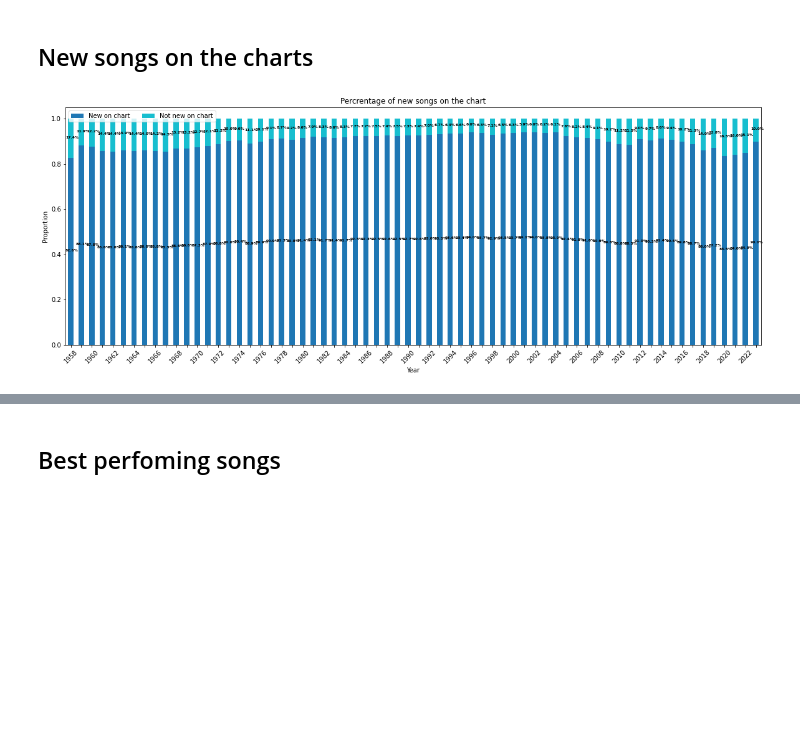
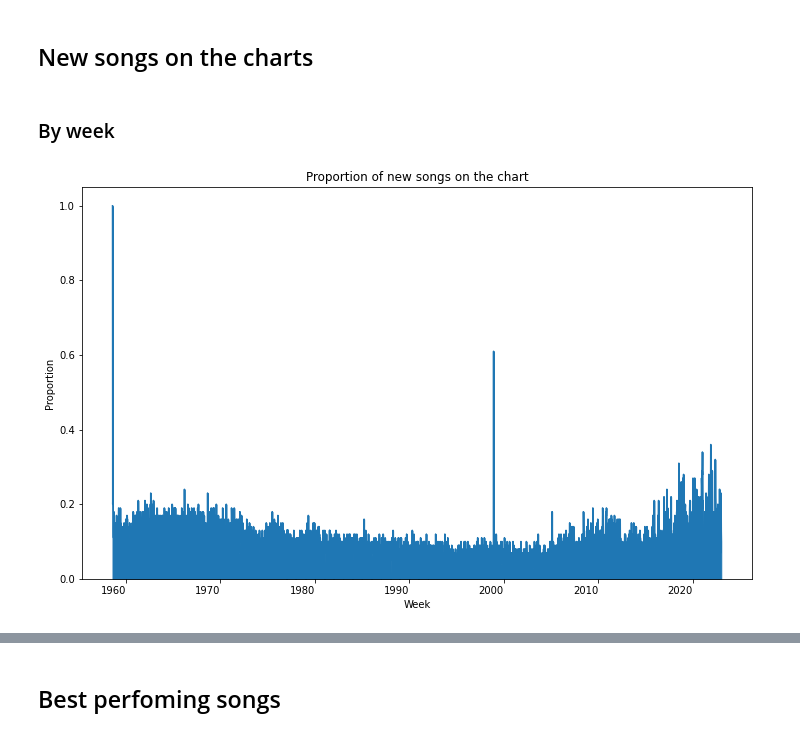
Before and after one commit to martalech/pop_charts_dynamics, a Jupyter notebook: data_statistics.ipynb, the cells around one changed output, grey strips where cells are left out. Cells and saved outputs as stored; diff of their text form; code cells hidden in the pictures; blank space fills up the shorter version.

```diff
--- a/data_statistics.ipynb
+++ b/data_statistics.ipynb
@@ -62,36 +109,32 @@ plt.show()
 # %% [markdown]
 ## New songs on the charts
+# %% [markdown]
+### By week
 # %%
 billboard_hot_100["new_song"] = billboard_hot_100["last_week_position"].map(
-    lambda position: "New on chart" if not np.isnan(position) else "Not new on chart")
+    lambda position: True if np.isnan(position) else False)
 
-cross_tab_songs = pd.crosstab(index=billboard_hot_100["year"],
-                             columns=billboard_hot_100["new_song"],
-                             normalize="index")
+cross_tab_songs = billboard_hot_100[["first_day_of_the_week", "new_song"]].groupby(by="first_day_of_the_week").mean()
+cross_tab_songs.plot(kind="area", figsize=(12, 8), legend=False, rot=0)
 
-cross_tab_songs_plot = cross_tab_songs.plot(kind='bar',
-                                            width=0.5,
-                                            stacked=True,
-                                            colormap='tab10',
-                                            figsize=(20, 7))
-plt.title("Percrentage of new songs on the chart")
-plt.xlabel("Year")
+plt.title("Proportion of new songs on the chart")
+plt.xlabel("Week")
 plt.ylabel("Proportion")
-plt.xticks(rotation = 45)
-plt.legend(loc="upper left", ncol=2)
+#plt.xticks(rotation = 45)
+#plt.legend(loc="upper right", ncol=2)
 
-for label in cross_tab_songs_plot.xaxis.get_ticklabels()[1::2]:
-    label.set_visible(False)
+# for label in cross_tab_songs_plot.xaxis.get_ticklabels():
+#     label.set_visible(False)
 
-for n, x in enumerate([*cross_tab_songs.index.values]):
-    for (i, proportion) in enumerate(cross_tab_songs.loc[x]):
-        plt.text(x=n - 0.5,
-                 y=proportion / 2 if i == 0 else (1 - proportion) + proportion / 2,
-                 s=f'{np.round(proportion * 100, 1)}%',
-                 color="black",
-                 fontsize=6,
-                 fontweight="bold")
+# for n, x in enumerate([*cross_tab_songs.index.values]):
+#     for (i, proportion) in enumerate(cross_tab_songs.loc[x]):
+#         plt.text(x=n - 0.5,
+#                  y=proportion / 2 if i == 0 else (1 - proportion) + proportion / 2,
+#                  s=f'{np.round(proportion * 100, 1)}%',
+#                  color="black",
+#                  fontsize=6,
+#                  fontweight="bold")
 
 plt.show()
 # %% [output]
-[figure, old version]
+[figure, new version]
```
Also changed, not shown: parts of 17 cells of this notebook.
